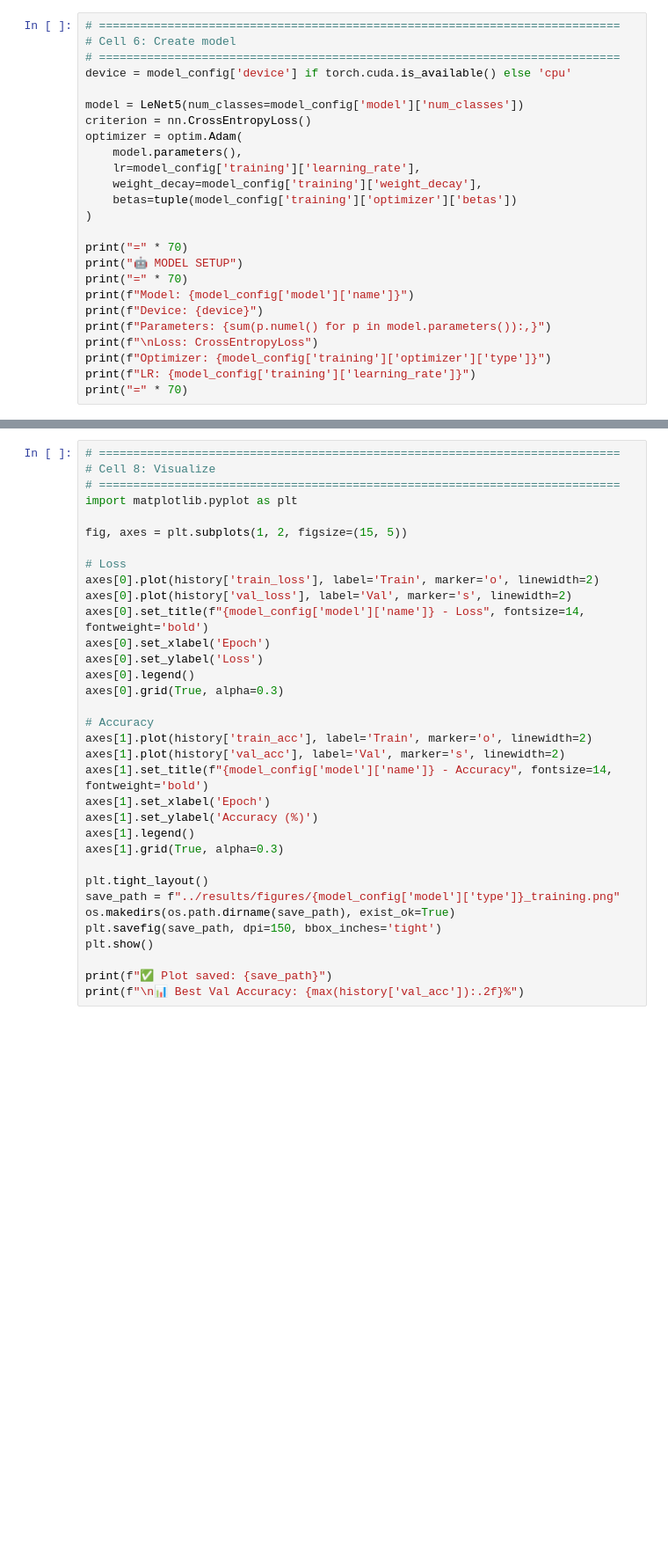
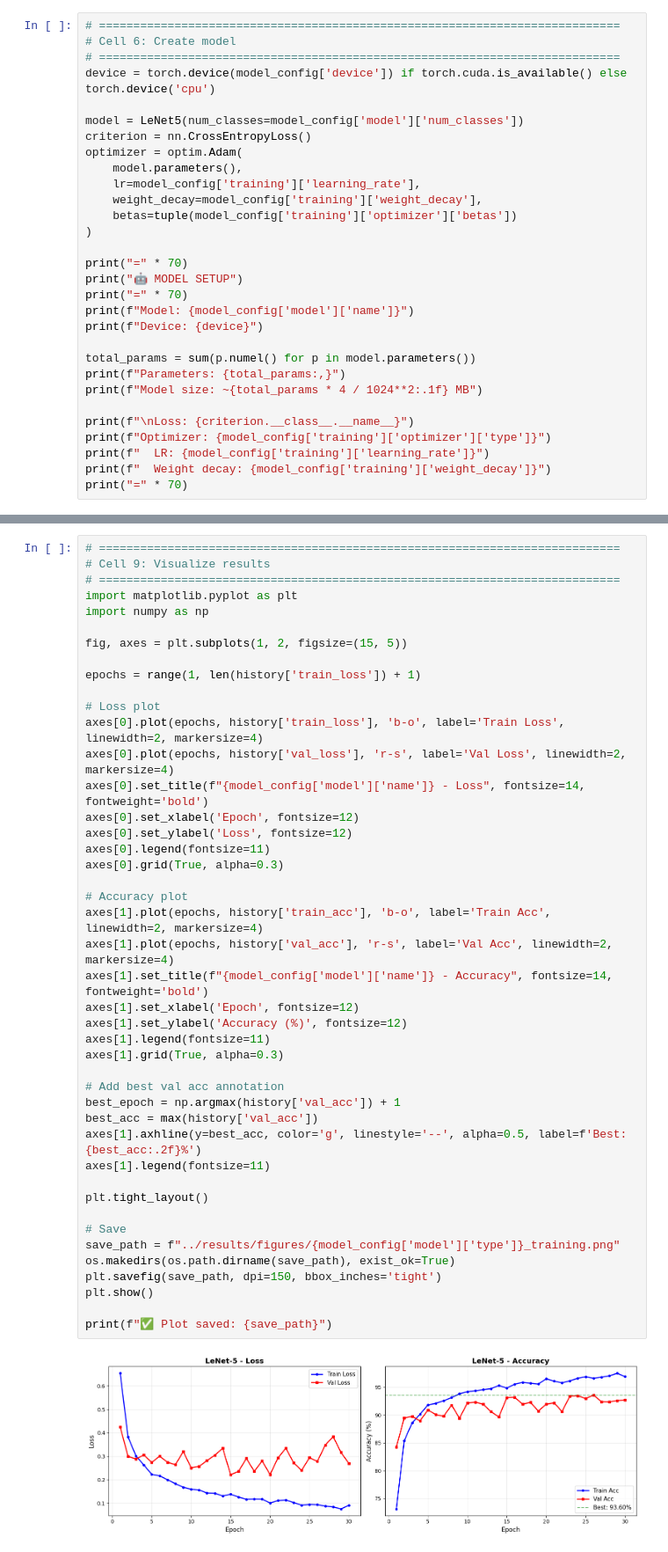
Before and after one commit to HuuKhanh19/project-intro-ml, a Jupyter notebook: notebooks/05_train_lenet.ipynb, the cells around one changed output, grey strips where cells are left out. Shown at 88% size. Drawn from its saved outputs; the diff is of its cells as text; blank space fills up the shorter version.

```diff
--- a/notebooks/05_train_lenet.ipynb
+++ b/notebooks/05_train_lenet.ipynb
@@ -172,7 +212,7 @@ print(f"✅ Val loader: {len(val_loader)} batches")
 # ============================================================================
 # Cell 6: Create model
 # ============================================================================
-device = model_config['device'] if torch.cuda.is_available() else 'cpu'
+device = torch.device(model_config['device']) if torch.cuda.is_available() else torch.device('cpu')
 
 model = LeNet5(num_classes=model_config['model']['num_classes'])
 criterion = nn.CrossEntropyLoss()
@@ -188,8 +228,13 @@ print("🤖 MODEL SETUP")
 print("=" * 70)
 print(f"Model: {model_config['model']['name']}")
 print(f"Device: {device}")
-print(f"Parameters: {sum(p.numel() for p in model.parameters()):,}")
-print(f"\nLoss: CrossEntropyLoss")
+
+total_params = sum(p.numel() for p in model.parameters())
+print(f"Parameters: {total_params:,}")
+print(f"Model size: ~{total_params * 4 / 1024**2:.1f} MB")
+
+print(f"\nLoss: {criterion.__class__.__name__}")
 print(f"Optimizer: {model_config['training']['optimizer']['type']}")
-print(f"LR: {model_config['training']['learning_rate']}")
+print(f"  LR: {model_config['training']['learning_rate']}")
+print(f"  Weight decay: {model_config['training']['weight_decay']}")
 print("=" * 70)
@@ -231,34 +457,46 @@ if os.path.exists(old_path):
 # %%
 # ============================================================================
-# Cell 8: Visualize
+# Cell 9: Visualize results
 # ============================================================================
 import matplotlib.pyplot as plt
+import numpy as np
 
 fig, axes = plt.subplots(1, 2, figsize=(15, 5))
 
-# Loss
-axes[0].plot(history['train_loss'], label='Train', marker='o', linewidth=2)
-axes[0].plot(history['val_loss'], label='Val', marker='s', linewidth=2)
+epochs = range(1, len(history['train_loss']) + 1)
+
+# Loss plot
+axes[0].plot(epochs, history['train_loss'], 'b-o', label='Train Loss', linewidth=2, markersize=4)
+axes[0].plot(epochs, history['val_loss'], 'r-s', label='Val Loss', linewidth=2, markersize=4)
 axes[0].set_title(f"{model_config['model']['name']} - Loss", fontsize=14, fontweight='bold')
-axes[0].set_xlabel('Epoch')
-axes[0].set_ylabel('Loss')
-axes[0].legend()
+axes[0].set_xlabel('Epoch', fontsize=12)
+axes[0].set_ylabel('Loss', fontsize=12)
+axes[0].legend(fontsize=11)
 axes[0].grid(True, alpha=0.3)
 
-# Accuracy
-axes[1].plot(history['train_acc'], label='Train', marker='o', linewidth=2)
-axes[1].plot(history['val_acc'], label='Val', marker='s', linewidth=2)
+# Accuracy plot
+axes[1].plot(epochs, history['train_acc'], 'b-o', label='Train Acc', linewidth=2, markersize=4)
+axes[1].plot(epochs, history['val_acc'], 'r-s', label='Val Acc', linewidth=2, markersize=4)
 axes[1].set_title(f"{model_config['model']['name']} - Accuracy", fontsize=14, fontweight='bold')
-axes[1].set_xlabel('Epoch')
-axes[1].set_ylabel('Accuracy (%)')
-axes[1].legend()
+axes[1].set_xlabel('Epoch', fontsize=12)
+axes[1].set_ylabel('Accuracy (%)', fontsize=12)
+axes[1].legend(fontsize=11)
 axes[1].grid(True, alpha=0.3)
 
+# Add best val acc annotation
+best_epoch = np.argmax(history['val_acc']) + 1
+best_acc = max(history['val_acc'])
+axes[1].axhline(y=best_acc, color='g', linestyle='--', alpha=0.5, label=f'Best: {best_acc:.2f}%')
+axes[1].legend(fontsize=11)
+
 plt.tight_layout()
+
+# Save
 save_path = f"../results/figures/{model_config['model']['type']}_training.png"
 os.makedirs(os.path.dirname(save_path), exist_ok=True)
 plt.savefig(save_path, dpi=150, bbox_inches='tight')
 plt.show()
 
 print(f"✅ Plot saved: {save_path}")
-print(f"\n📊 Best Val Accuracy: {max(history['val_acc']):.2f}%")
+# %% [output]
+[figure, added]
```
Also changed, not shown: parts of 11 cells of this notebook, 4 other files.
